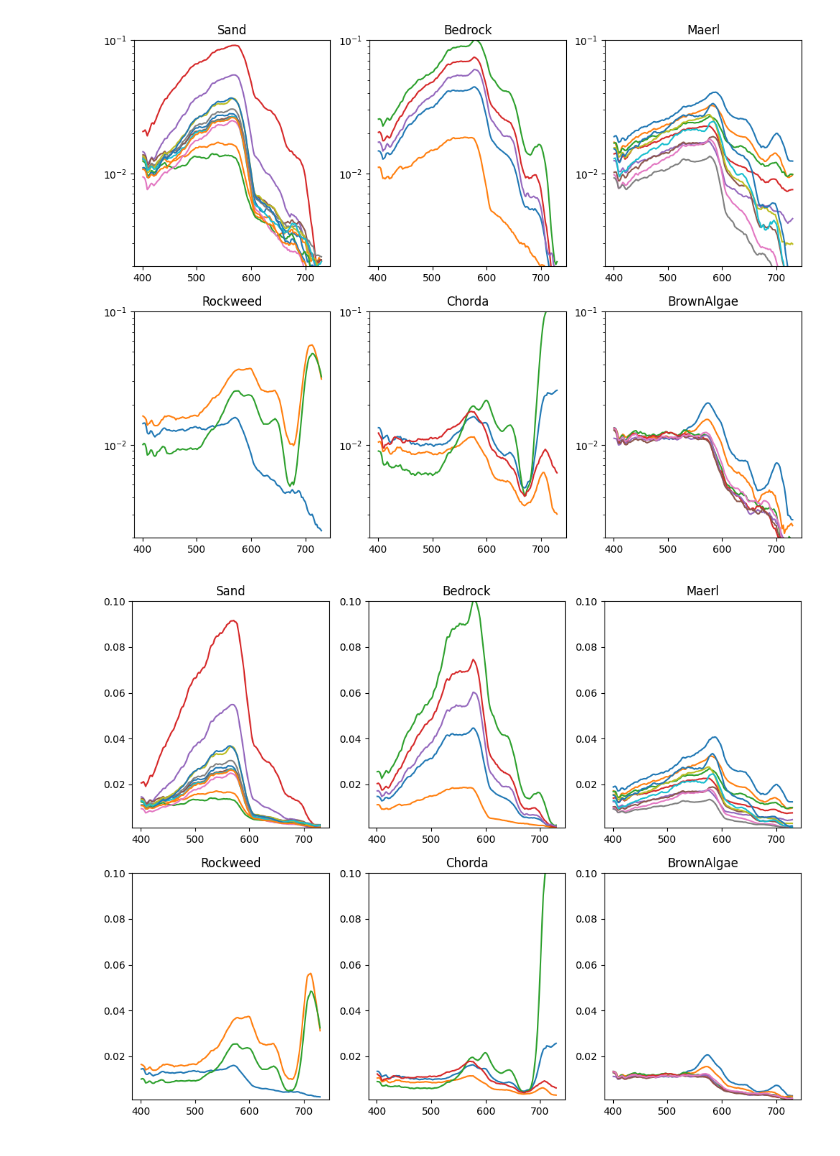
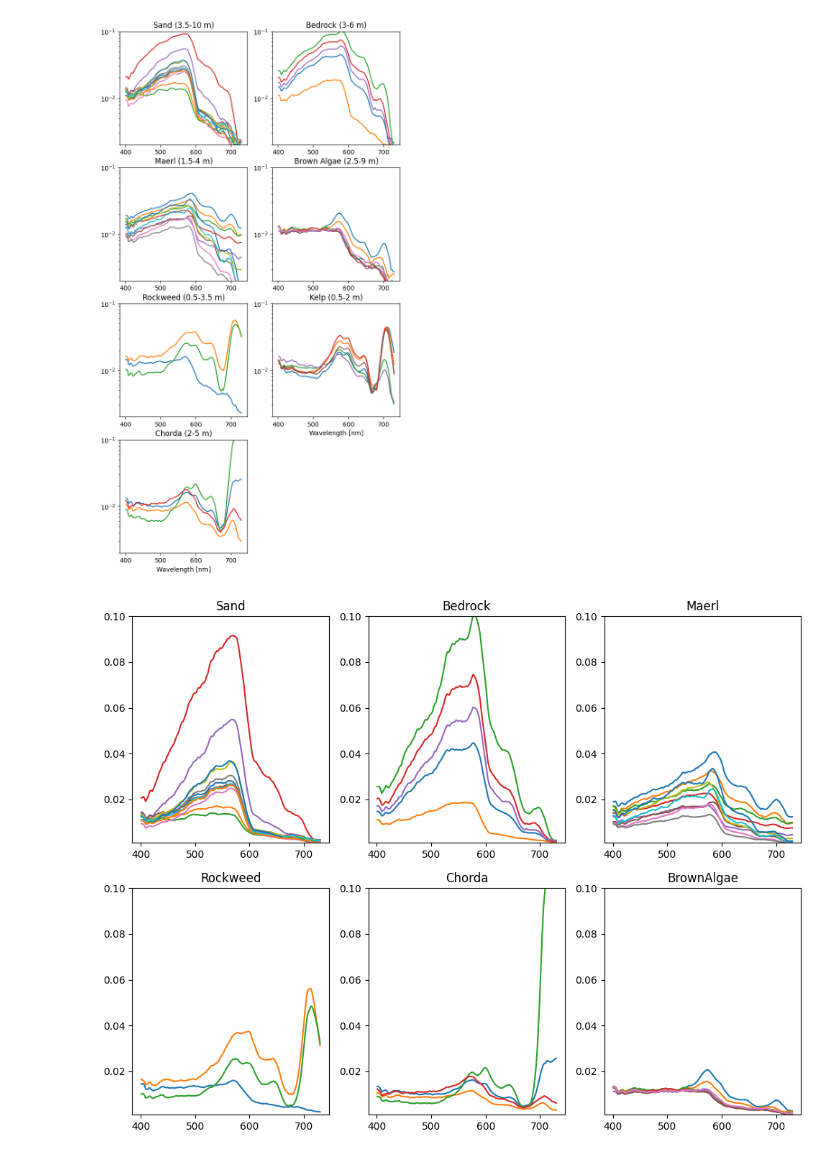
Before and after one commit to mh-skjelvareid/massimal, a Jupyter notebook: dataset_specific/20220825_Vega_Sola/GeoHab_2024_Poster/geohab2024_plot_example_spectra.ipynb, the cells around one changed output. Drawn from its saved outputs; the diff is of its cells as text; code cells hidden in the pictures.

```diff
--- a/dataset_specific/20220825_Vega_Sola/GeoHab_2024_Poster/geohab2024_plot_example_spectra.ipynb
+++ b/dataset_specific/20220825_Vega_Sola/GeoHab_2024_Poster/geohab2024_plot_example_spectra.ipynb
@@ -7,6 +7,7 @@ from sklearn.decomposition import PCA
 # %%
 # Paths
 spec_dir = Path('M:\\PosterGeoHab2024\\vega_sola\\hyperspec\\spectra')
+fig_dir = Path("C:\\Users\\mha114\\Dropbox\\UiT\\Massimal\\Konferanser\\GEOHAB2024\\Figures\\plots")
 header_files = sorted([file for file in spec_dir.rglob('*.hdr')])
 # %%
 # Parameters
@@ -67,17 +69,40 @@ rgb_ind=(116, 83, 49)
-# %%
-# Plot spectra grouped by class
-classes = ['Sand','Bedrock','Maerl','Rockweed','Chorda','BrownAlgae']
-fig,ax = plt.subplots(nrows=2,ncols=3,figsize=(12,9))
-for i,classname in enumerate(classes):
-    class_index = [classname in label for label in X_labels]
-    col = i % 3
-    row = i // 3
-    ax[row][col].semilogy(wl,X[class_index].T)
-    ax[row][col].set_ylim([0.002,0.1])
-    ax[row][col].set_title(classname)
-plt.show()
-# %% [output]
-[figure, removed]
+# %%
+# Plot spectra grouped by class
+classes = ['Sand','Bedrock','Maerl','BrownAlgae','Rockweed','Kelp','Chorda']
+plot_titles = ['Sand (3.5-10 m)','Bedrock (3-6 m)','Maerl (1.5-4 m)', 'Brown Algae (2.5-9 m)',
+               'Rockweed (0.5-3.5 m)','Kelp (0.5-2 m)','Chorda (2-5 m)']
+# fig,ax = plt.subplots(nrows=2,ncols=4,figsize=(15,7))
+# for i,classname in enumerate(classes):
+#     class_index = [classname in label for label in X_labels]
+#     col = i % 4
+#     row = i // 4
+#     ax[row][col].semilogy(wl,X[class_index].T)
+#     ax[row][col].set_ylim([0.002,0.1])
+#     ax[row][col].set_title(plot_titles[i])
+# ax[1][3].set_visible(False)
+# ax[0][3].set_xlabel('Wavelength [nm]')
+# ax[1][0].set_xlabel('Wavelength [nm]')
+# ax[1][1].set_xlabel('Wavelength [nm]')
+# ax[1][2].set_xlabel('Wavelength [nm]')
+
+fig,ax = plt.subplots(nrows=4,ncols=2,figsize=(8,15))
+for i,classname in enumerate(classes):
+    class_index = [classname in label for label in X_labels]
+    col = i % 2
+    row = i // 2
+    ax[row][col].semilogy(wl,X[class_index].T)
+    ax[row][col].set_ylim([0.002,0.1])
+    ax[row][col].set_title(plot_titles[i])
+ax[3][1].set_visible(False)
+ax[2][1].set_xlabel('Wavelength [nm]')
+ax[3][0].set_xlabel('Wavelength [nm]')
+
+plt.savefig(fig_dir / 'Rrs_examples_per_class_log_plot.png',dpi=300,
+                bbox_inches='tight',
+                transparent=True)
+plt.show()
+# %% [output]
+[figure, added]
 # %%
 # Plot spectra grouped by class (linear)
 classes = ['Sand','Bedrock','Maerl','Rockweed','Chorda','BrownAlgae']
```
Also changed, not shown: parts of 9 cells of this notebook.
